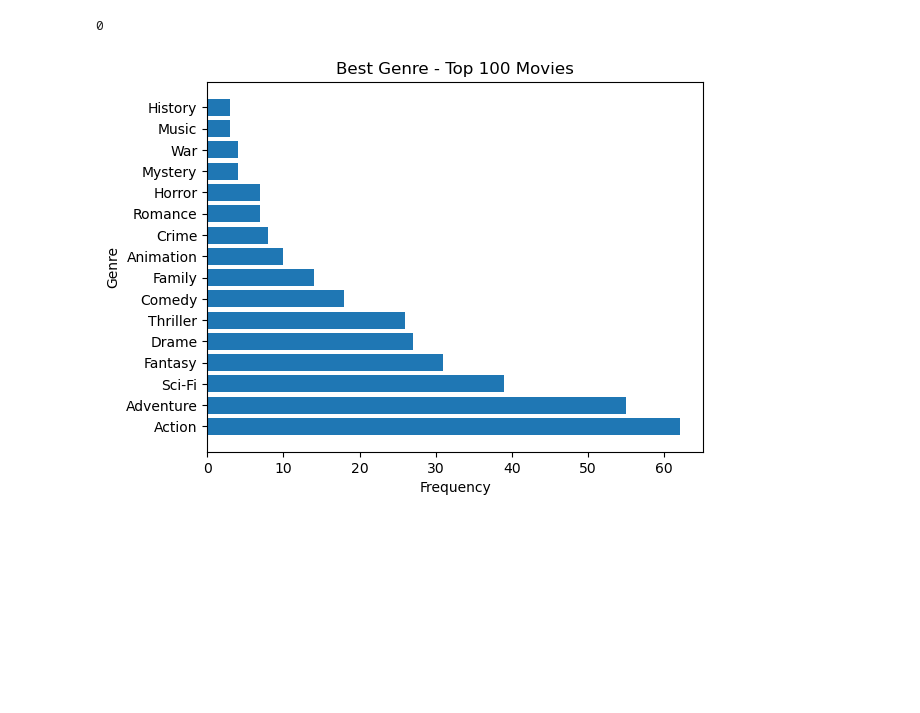
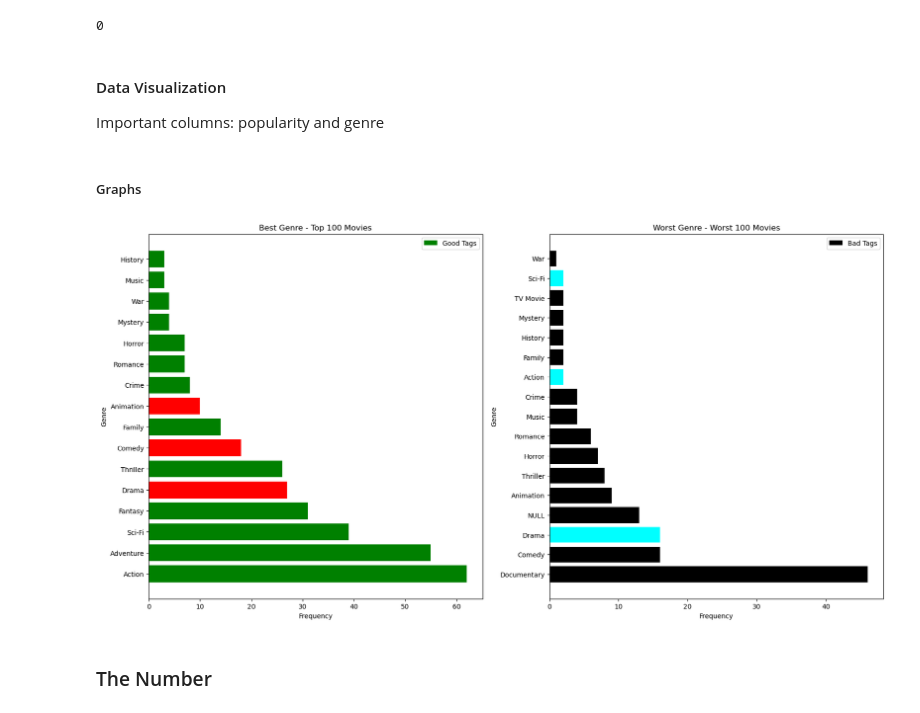
Before and after one commit to Tommyphung1/Movie_Anaylsis_for_Profit-, a Jupyter notebook: movie_code.ipynb, the cells around one changed output. Saved outputs shown, nothing was run; the diff lists cells and outputs as text; code cells hidden in the pictures; blank space fills up the shorter version.

```diff
--- a/movie_code.ipynb
+++ b/movie_code.ipynb
@@ -156,8 +163,14 @@ df_1.drop_duplicates(inplace = True)    #Remove dups
 df_1.duplicated().sum()   #Check again for dups
 # %% [output]
 0
+# %% [markdown]
+#### Data Visualization
+Important columns: popularity and genre
 # %%
 #Sort by popularity to see whats type of movies are the best
 df_1.sort_values('popularity', inplace = True,ascending= False)
+
+df_1['genre_ids'] = ((df_1['genre_ids'].map(lambda x: x.strip('[]'))).map(lambda x: x.replace(' ', ''))).map(lambda x: x.split(','))
+df_1['genre_ids'][0]
 df1_top_movies = df_1[0:100]
 df1_worst_movie = df_1[-100:]
@@ -164,32 +183,53 @@ df1_worst_movie = df_1[-100:]
+# %% [markdown]
+##### Graphs
 # %%
+# Convert the genre id to names for understanding purposes
 convert = {'28' : 'Action', '12': 'Adventure', '35': 'Comedy', '99': 'Documentary',
-           '18': 'Drame', '14': 'Fantasy', '27': 'Horror', '878' : 'Sci-Fi', '53' : 'Thriller',
-           '16': 'Animation', '80' : 'Crime', '99': 'Documentary', '10751' : 'Family',
-           '14':'Fantasy', "36" : 'History','27': 'Horror', '10402':'Music',
-           '9648':'Mystery','10749':'Romance','10770': 'TV Movie','10752': 'War','37':'Western' }
+           '18': 'Drama', '14': 'Fantasy', '27': 'Horror', '878' : 'Sci-Fi', '53' : 'Thriller',
+           '16': 'Animation', '80' : 'Crime', '10751' : 'Family','14':'Fantasy',
+           "36" : 'History','27': 'Horror', '10402':'Music', '9648':'Mystery',
+           '10749':'Romance','10770': 'TV Movie','10752': 'War','37':'Western', '': "NULL" }
+
+# Function count all the genre and group them
 def count_genre(df_list):
     genre_count = {}    #https://www.themoviedb.org/talk/5daf6eb0ae36680011d7e6ee
-    for movie in df_list['genre_ids']:
-        movie = movie.strip('[]')
-        movie = movie.replace(' ', '')
-        movie = movie.split(',')
 
-        for genre in movie:
-            if(genre_count.get(convert[genre])):
-                genre_count[convert[genre]] += 1
+    for genre in df_list['genre_ids']:
+        for ids in genre:
+            if(genre_count.get(convert[ids])):
+                genre_count[convert[ids]] += 1
             else:
-                genre_count[convert[genre]] = 1
+                genre_count[convert[ids]] = 1
     return sorted(genre_count.items(), key = lambda x: x[1], reverse=True)
 
 df1_top_genre = count_genre(df1_top_movies)
+df1_worst_genre = count_genre(df1_worst_movie)
 x, y = zip(*df1_top_genre)
-fig1, ax1 = plt.subplots()
-ax1 = plt.barh(x,y);
-plt.xlabel("Frequency");
-plt.ylabel("Genre");
-plt.title("Best Genre - Top 100 Movies");
+x2,y2 = zip(*df1_worst_genre)
+
+
+fig, ax = plt.subplots(1,2, figsize = (20,10))
+colors1 = ['red' if genre in x2[0:5] else 'green' for genre in x]
+colors2 = ['cyan' if genre in x[0:5] else 'black' for genre in x2]
+
+ax[0].barh(x,y, color = colors1);
+ax[1].barh(x2,y2, color = colors2);
+
+ax[1].set_xlabel("Frequency");
+ax[0].set_xlabel("Frequency");
+
+ax[0].set_ylabel("Genre");
+ax[1].set_ylabel("Genre");
+
+ax[1].set_title("Worst Genre - Worst 100 Movies");
+ax[0].set_title("Best Genre - Top 100 Movies");
+
+ax[0].legend(["Good Tags"]);
+ax[1].legend(["Bad Tags"]);
 # %% [output]
-[figure, old version]
+[figure, new version]
+# %% [markdown]
+### The Number
 # %%
 df_2.duplicated().sum()    #No dups?
 df_2.isna().sum()    #No NaN
```
Also changed, not shown: parts of 16 cells of this notebook, 1 other file.
